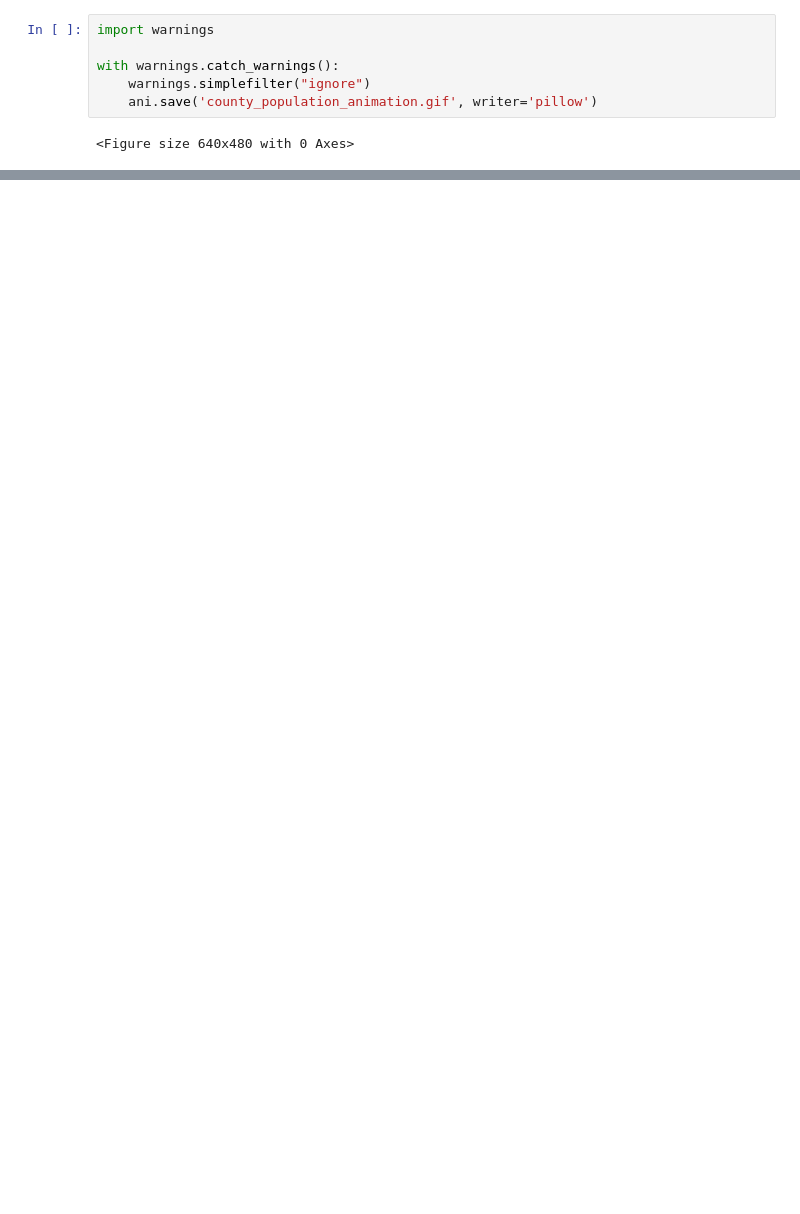
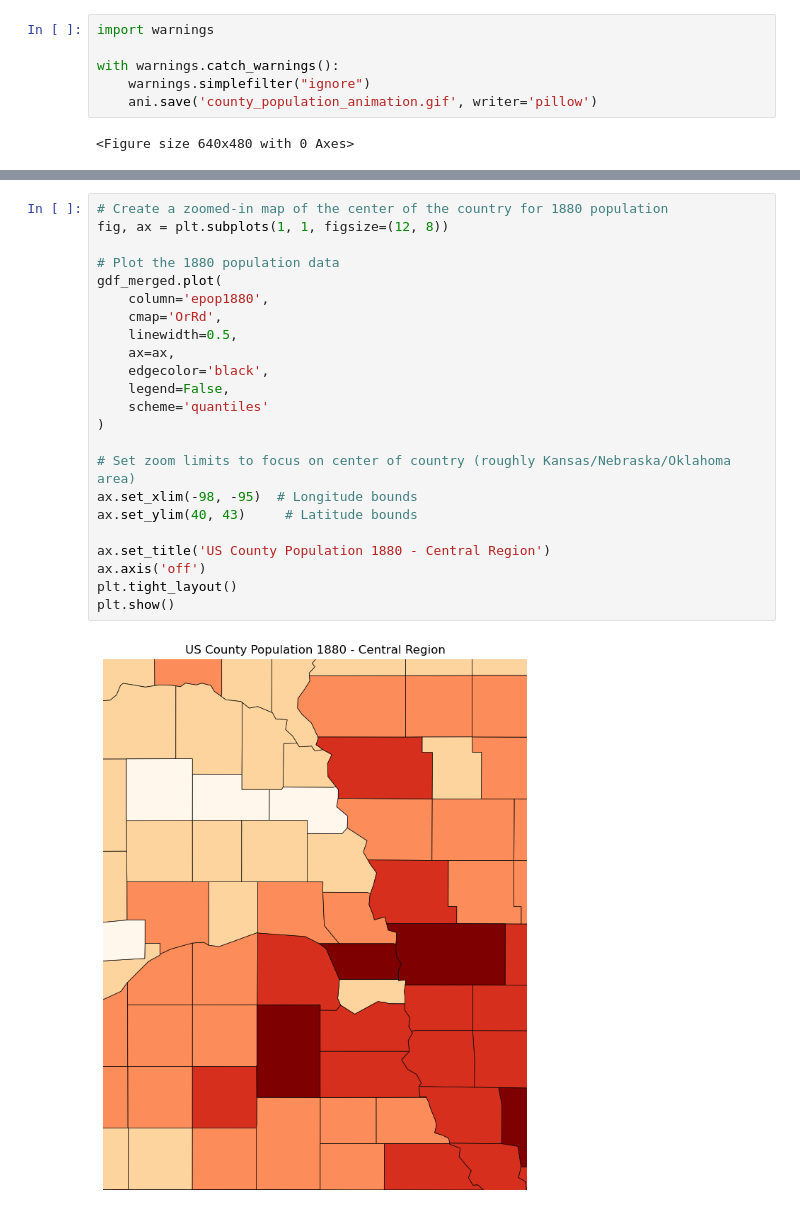
Before and after one commit to naokic3/Frontier, a Jupyter notebook: Population_expansion.ipynb, the cells around one changed output, grey strips where cells are left out. Saved outputs shown, nothing was run; the diff lists cells and outputs as text; blank space fills up the shorter version.

```diff
--- a/Population_expansion.ipynb
+++ b/Population_expansion.ipynb
@@ -122,0 +123,25 @@ Image(filename='county_population_animation.gif')
+# %%
+# Create a zoomed-in map of the center of the country for 1880 population
+fig, ax = plt.subplots(1, 1, figsize=(12, 8))
+
+# Plot the 1880 population data
+gdf_merged.plot(
+    column='epop1880',
+    cmap='OrRd',
+    linewidth=0.5,
+    ax=ax,
+    edgecolor='black',
+    legend=False,
+    scheme='quantiles'
+)
+
+# Set zoom limits to focus on center of country (roughly Kansas/Nebraska/Oklahoma area)
+ax.set_xlim(-98, -95)  # Longitude bounds
+ax.set_ylim(40, 43)     # Latitude bounds
+
+ax.set_title('US County Population 1880 - Central Region')
+ax.axis('off')
+plt.tight_layout()
+plt.show()
+# %% [output]
+[figure, added]
```
Also changed, not shown: parts of 3 cells of this notebook, 1 other file.
